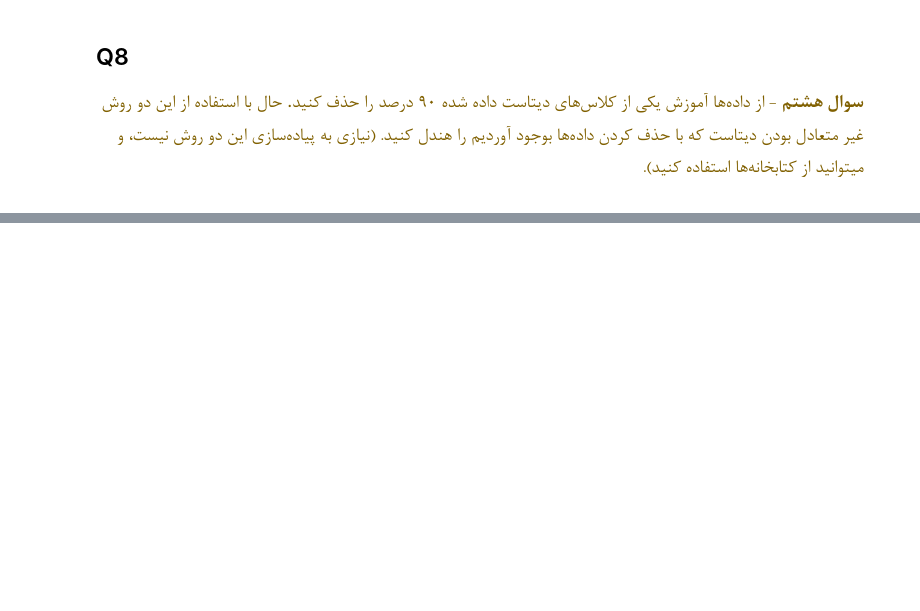
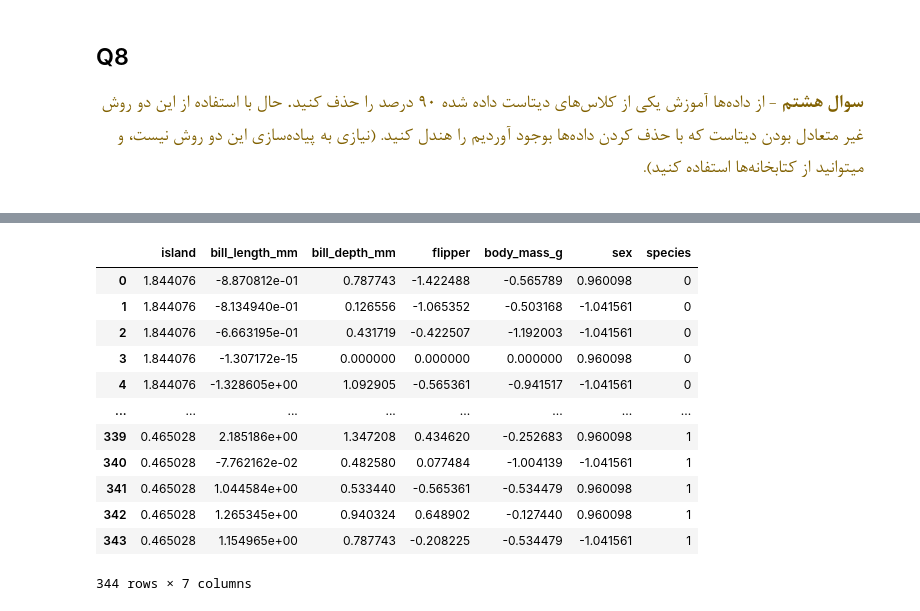
Before and after one commit to mohamadch91/Data-Mining-course, a Jupyter notebook: HW1/HW1.ipynb, the cells around one changed output, grey strips where cells are left out. Drawn from its saved outputs; the diff is of its cells as text; code cells hidden in the pictures; blank space fills up the shorter version.

```diff
--- a/HW1/HW1.ipynb
+++ b/HW1/HW1.ipynb
@@ -279,0 +288,16 @@ dtype: float64
+# %%
+df
+# %% [output]
+|  | island | bill_length_mm | bill_depth_mm | flipper | body_mass_g | sex | species |
+| 0 | 1.844076 | -8.870812e-01 | 0.787743 | -1.422488 | -0.565789 | 0.960098 | 0 |
+| 1 | 1.844076 | -8.134940e-01 | 0.126556 | -1.065352 | -0.503168 | -1.041561 | 0 |
+| 2 | 1.844076 | -6.663195e-01 | 0.431719 | -0.422507 | -1.192003 | -1.041561 | 0 |
+| 3 | 1.844076 | -1.307172e-15 | 0.000000 | 0.000000 | 0.000000 | 0.960098 | 0 |
+| 4 | 1.844076 | -1.328605e+00 | 1.092905 | -0.565361 | -0.941517 | -1.041561 | 0 |
+| ... | ... | ... | ... | ... | ... | ... | ... |
+| 339 | 0.465028 | 2.185186e+00 | 1.347208 | 0.434620 | -0.252683 | 0.960098 | 1 |
+| 340 | 0.465028 | -7.762162e-02 | 0.482580 | 0.077484 | -1.004139 | -1.041561 | 1 |
+| 341 | 0.465028 | 1.044584e+00 | 0.533440 | -0.565361 | -0.534479 | 0.960098 | 1 |
+| 342 | 0.465028 | 1.265345e+00 | 0.940324 | 0.648902 | -0.127440 | 0.960098 | 1 |
+| 343 | 0.465028 | 1.154965e+00 | 0.787743 | -0.208225 | -0.534479 | -1.041561 | 1 |
+344 rows × 7 columns
```
Also changed, not shown: parts of 15 cells of this notebook.
